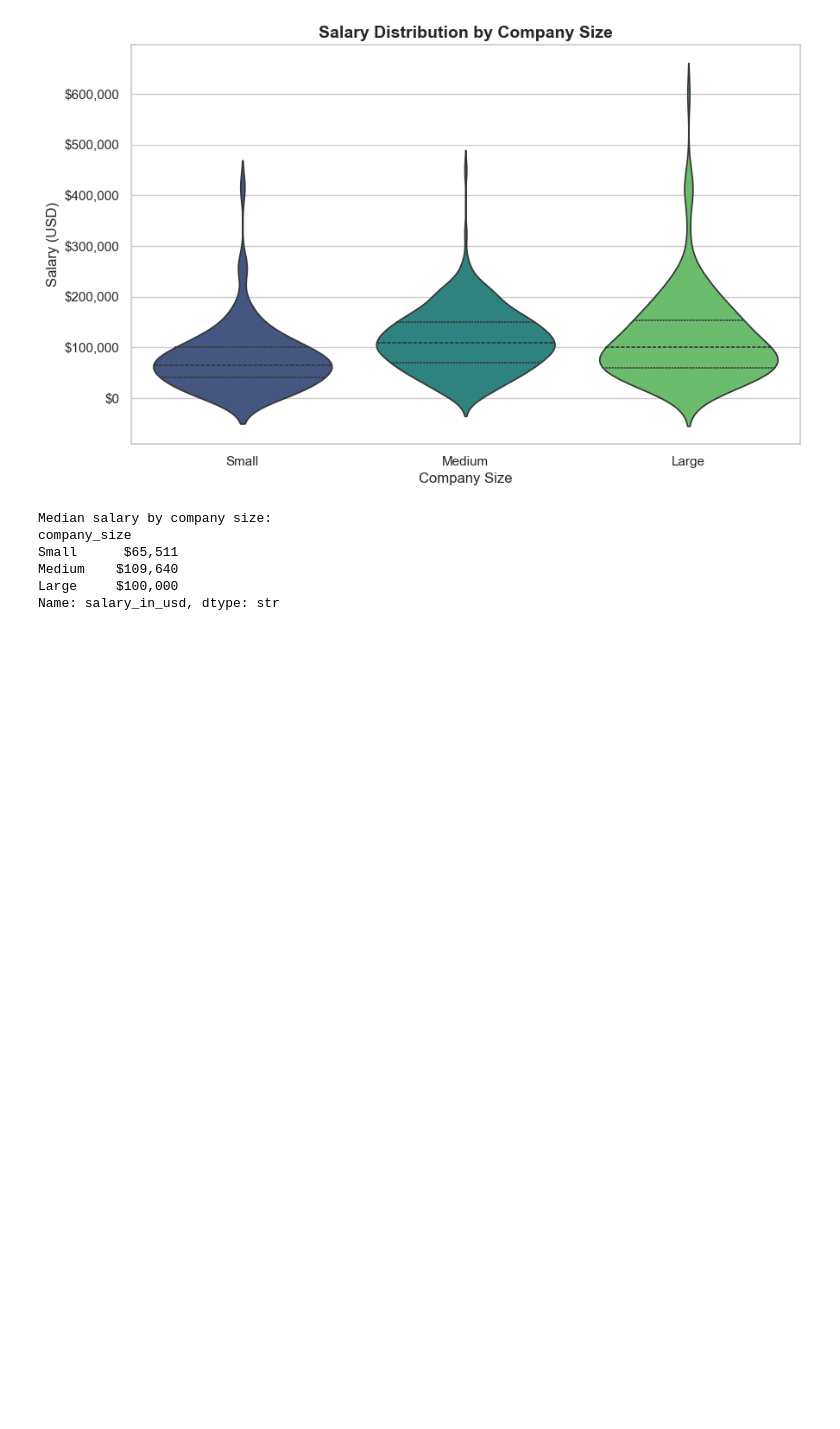
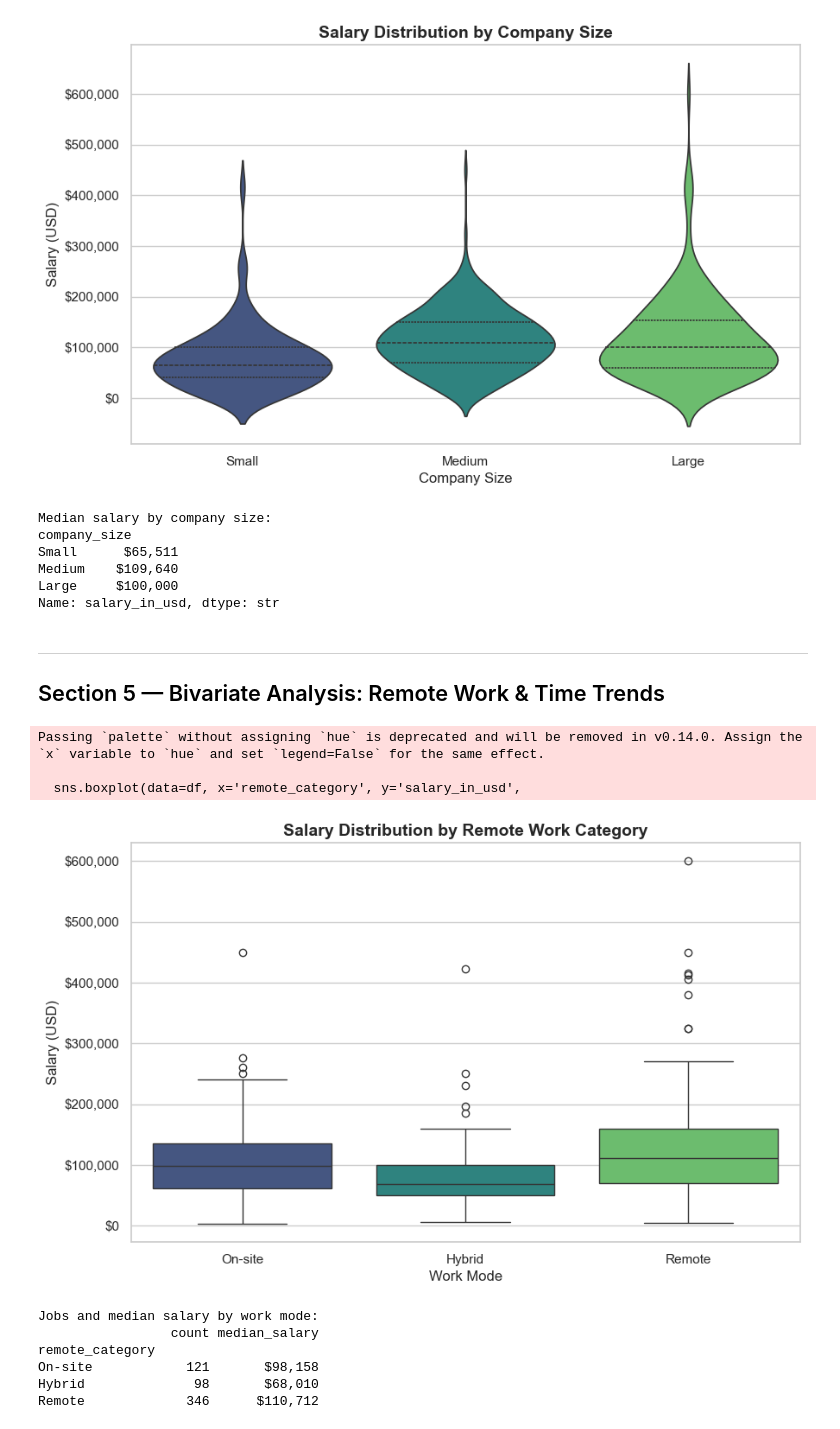
Before and after one commit to FranciscoMartinezGrecco/Data-ai-jobs-analysis, a Jupyter notebook: notebooks/01_eda.ipynb, the cells around one changed output. Drawn from its saved outputs; the diff is of its cells as text; code cells hidden in the pictures; blank space fills up the shorter version.

Commit message:
EDA: remote work and salary trends over time

```diff
--- a/notebooks/01_eda.ipynb
+++ b/notebooks/01_eda.ipynb
@@ -367,3 +366,47 @@ Small      $65,511
 Medium    $109,640
 Large     $100,000
 Name: salary_in_usd, dtype: str
+# %% [markdown]
+---
+## Section 5 — Bivariate Analysis: Remote Work & Time Trends
+# %%
+# This chart answers: Do remote workers earn more or less?
+# We treat remote_ratio as categorical (On-site / Hybrid / Remote)
+# using the remote_category column created by build_features().
+fig, ax = plt.subplots(figsize=(10, 6))
+
+remote_order = ['On-site', 'Hybrid', 'Remote']
+
+sns.boxplot(data=df, x='remote_category', y='salary_in_usd',
+            order=remote_order, palette='viridis', ax=ax)
+
+ax.set_title('Salary Distribution by Remote Work Category',
+             fontsize=14, fontweight='bold')
+ax.set_xlabel('Work Mode', fontsize=12)
+ax.set_ylabel('Salary (USD)', fontsize=12)
+ax.yaxis.set_major_formatter(plt.FuncFormatter(lambda x, _: f'${x:,.0f}'))
+
+plt.savefig('../outputs/figures/salary_vs_remote.png',
+            dpi=150, bbox_inches='tight')
+plt.show()
+
+# Print counts and medians per remote category
+print("\nJobs and median salary by work mode:")
+remote_summary = df.groupby('remote_category').agg(
+    count=('salary_in_usd', 'count'),
+    median_salary=('salary_in_usd', 'median')
+).reindex(remote_order)
+remote_summary['median_salary'] = remote_summary['median_salary'].apply(
+    lambda x: f'${x:,.0f}')
+print(remote_summary)
+# %% [output]
+Passing `palette` without assigning `hue` is deprecated and will be removed in v0.14.0. Assign the `x` variable to `hue` and set `legend=False` for the same effect.
+
+  sns.boxplot(data=df, x='remote_category', y='salary_in_usd',
+[figure, added]
+Jobs and median salary by work mode:
+                 count median_salary
+remote_category
+On-site            121       $98,158
+Hybrid              98       $68,010
+Remote             346      $110,712
```
Also changed, not shown: parts of 3 cells of this notebook, 3 other files.
